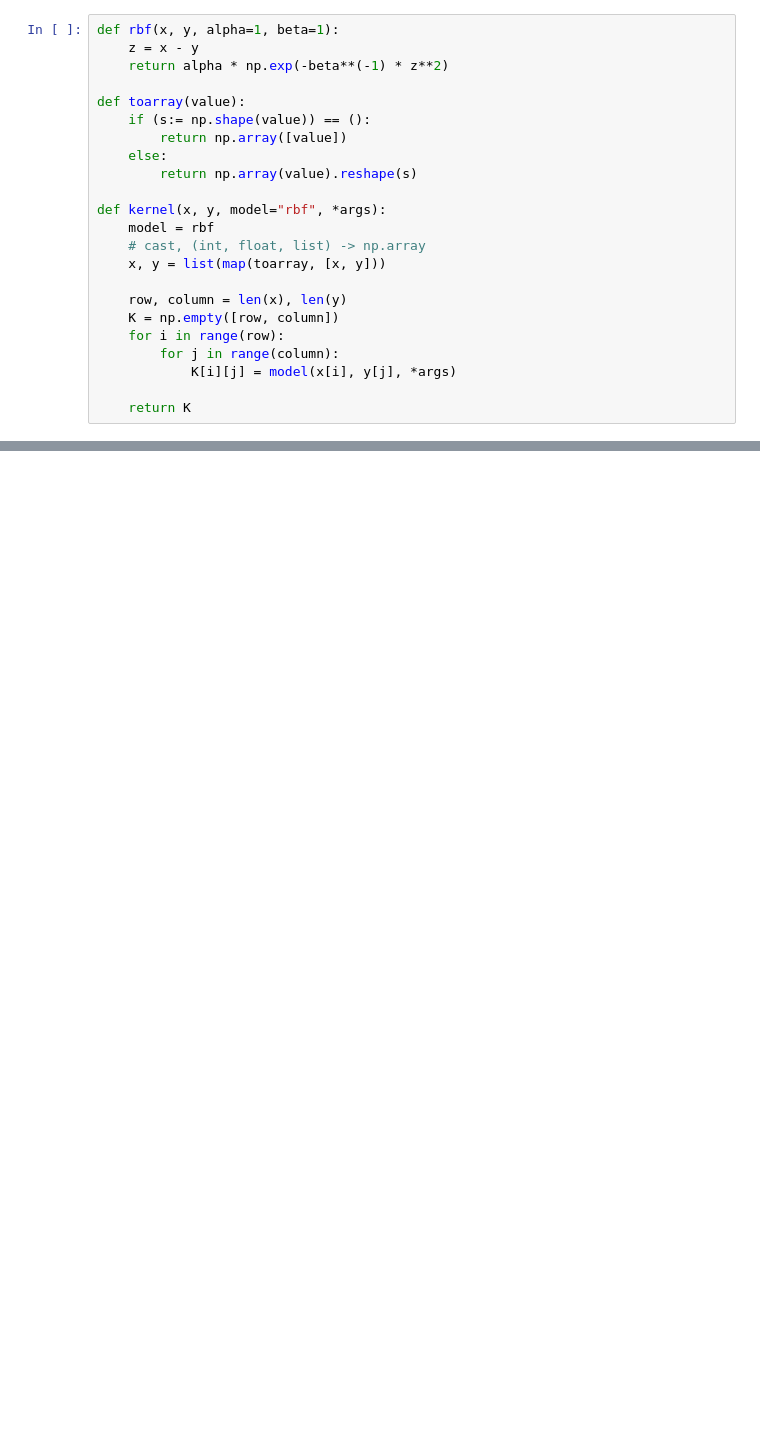
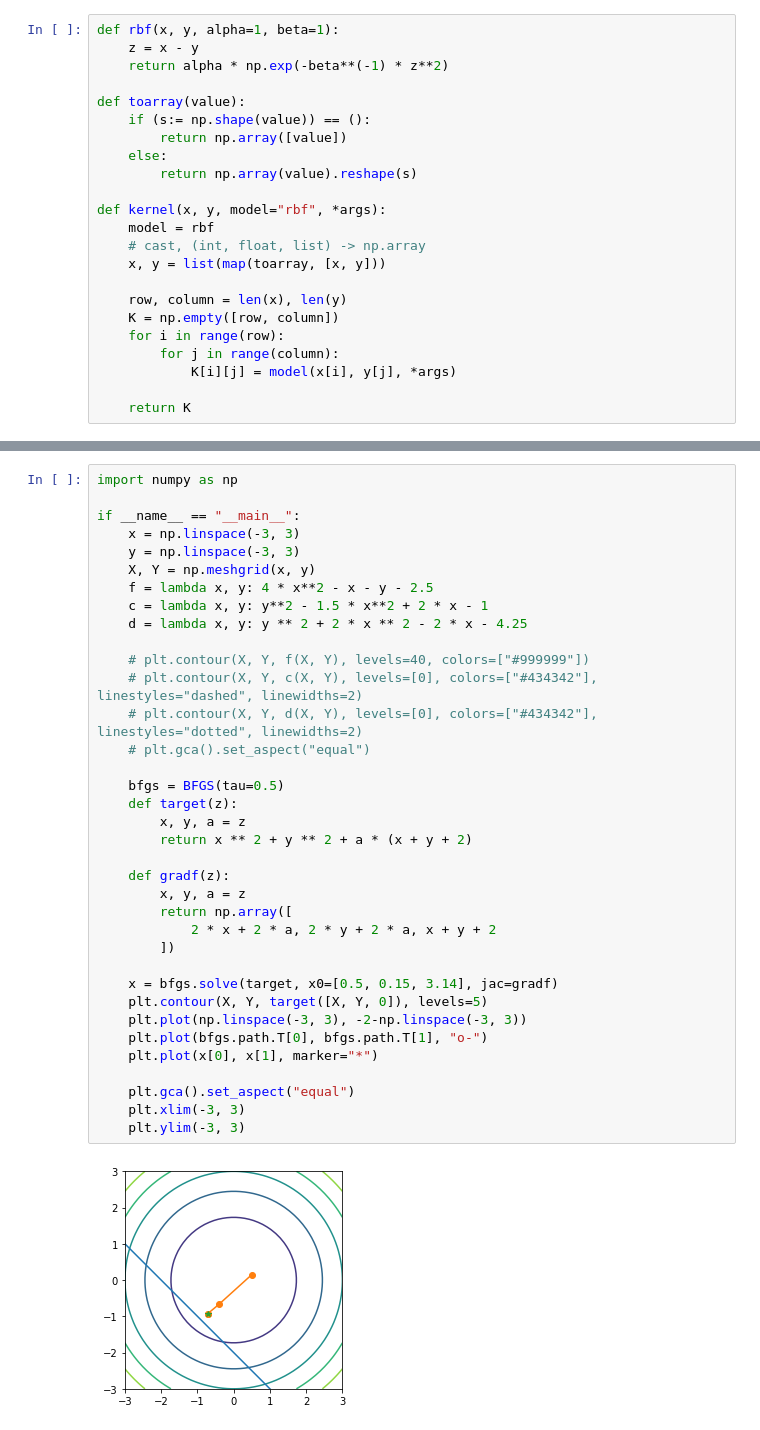
Before and after one commit to h16ki/ising, a Jupyter notebook: src/bayes.ipynb, the cells around one changed output, grey strips where cells are left out. Drawn from its saved outputs; the diff is of its cells as text; blank space fills up the shorter version.

```diff
--- a/src/bayes.ipynb
+++ b/src/bayes.ipynb
@@ -970,0 +1236,38 @@ plt.xscale("log")
+# %%
+import numpy as np
+
+if __name__ == "__main__":
+    x = np.linspace(-3, 3)
+    y = np.linspace(-3, 3)
+    X, Y = np.meshgrid(x, y)
+    f = lambda x, y: 4 * x**2 - x - y - 2.5
+    c = lambda x, y: y**2 - 1.5 * x**2 + 2 * x - 1
+    d = lambda x, y: y ** 2 + 2 * x ** 2 - 2 * x - 4.25
+
+    # plt.contour(X, Y, f(X, Y), levels=40, colors=["#999999"])
+    # plt.contour(X, Y, c(X, Y), levels=[0], colors=["#434342"], linestyles="dashed", linewidths=2)
+    # plt.contour(X, Y, d(X, Y), levels=[0], colors=["#434342"], linestyles="dotted", linewidths=2)
+    # plt.gca().set_aspect("equal")
+
+    bfgs = BFGS(tau=0.5)
+    def target(z):
+        x, y, a = z
+        return x ** 2 + y ** 2 + a * (x + y + 2)
+
+    def gradf(z):
+        x, y, a = z
+        return np.array([
+            2 * x + 2 * a, 2 * y + 2 * a, x + y + 2
+        ])
+
+    x = bfgs.solve(target, x0=[0.5, 0.15, 3.14], jac=gradf)
+    plt.contour(X, Y, target([X, Y, 0]), levels=5)
+    plt.plot(np.linspace(-3, 3), -2-np.linspace(-3, 3))
+    plt.plot(bfgs.path.T[0], bfgs.path.T[1], "o-")
+    plt.plot(x[0], x[1], marker="*")
+
+    plt.gca().set_aspect("equal")
+    plt.xlim(-3, 3)
+    plt.ylim(-3, 3)
+# %% [output]
+[figure, added]
```
Also changed, not shown: parts of 32 cells of this notebook, 1 other file.
